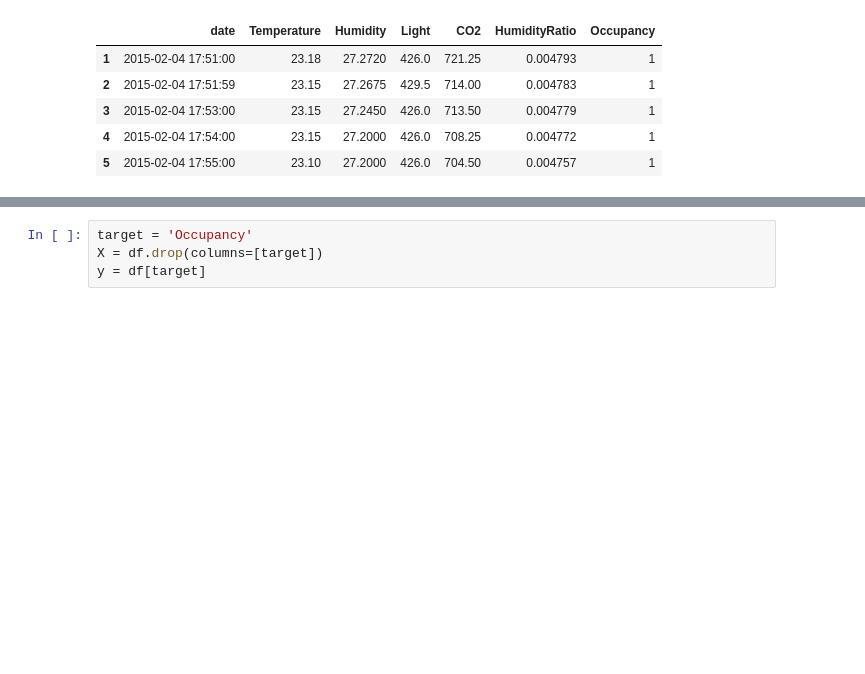
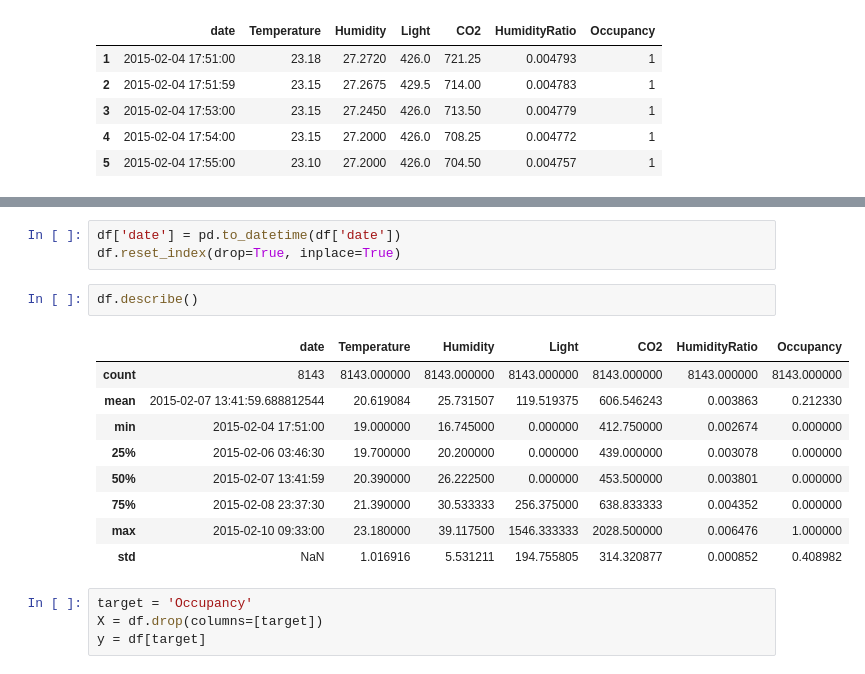
Before and after one commit to ruthAlt/Occupancy-Detection-ML, a Jupyter notebook: notebooks/MLproject.ipynb, the cells around one changed output, grey strips where cells are left out. Saved outputs shown, nothing was run; the diff lists cells and outputs as text; blank space fills up the shorter version.

```diff
--- a/notebooks/MLproject.ipynb
+++ b/notebooks/MLproject.ipynb
@@ -53,3 +64,18 @@ df.head(5)
+# %%
+df['date'] = pd.to_datetime(df['date'])
+df.reset_index(drop=True, inplace=True)
+# %%
+df.describe()
+# %% [output]
+|  | date | Temperature | Humidity | Light | CO2 | HumidityRatio | Occupancy |
+| count | 8143 | 8143.000000 | 8143.000000 | 8143.000000 | 8143.000000 | 8143.000000 | 8143.000000 |
+| mean | 2015-02-07 13:41:59.688812544 | 20.619084 | 25.731507 | 119.519375 | 606.546243 | 0.003863 | 0.212330 |
+| min | 2015-02-04 17:51:00 | 19.000000 | 16.745000 | 0.000000 | 412.750000 | 0.002674 | 0.000000 |
+| 25% | 2015-02-06 03:46:30 | 19.700000 | 20.200000 | 0.000000 | 439.000000 | 0.003078 | 0.000000 |
+| 50% | 2015-02-07 13:41:59 | 20.390000 | 26.222500 | 0.000000 | 453.500000 | 0.003801 | 0.000000 |
+| 75% | 2015-02-08 23:37:30 | 21.390000 | 30.533333 | 256.375000 | 638.833333 | 0.004352 | 0.000000 |
+| max | 2015-02-10 09:33:00 | 23.180000 | 39.117500 | 1546.333333 | 2028.500000 | 0.006476 | 1.000000 |
+| std | NaN | 1.016916 | 5.531211 | 194.755805 | 314.320877 | 0.000852 | 0.408982 |
 # %%
 target = 'Occupancy'
 X = df.drop(columns=[target])
```
Also changed, not shown: parts of 13 cells of this notebook.
